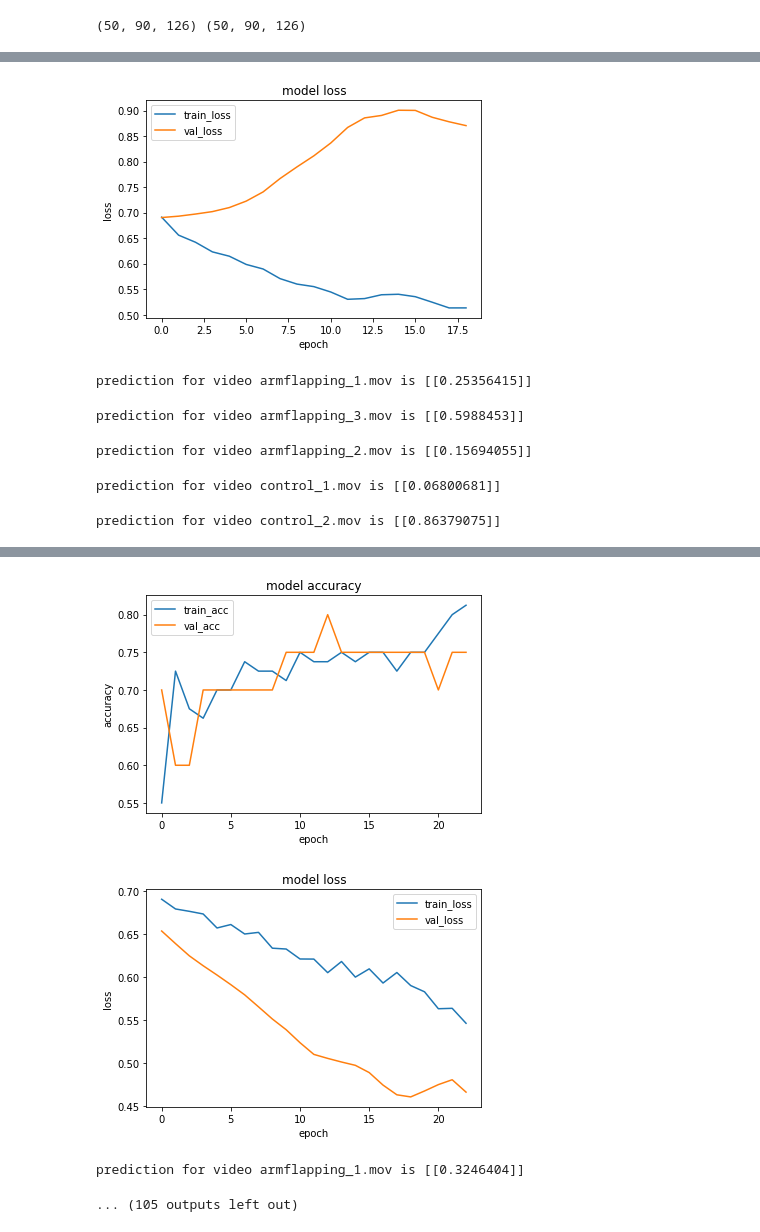
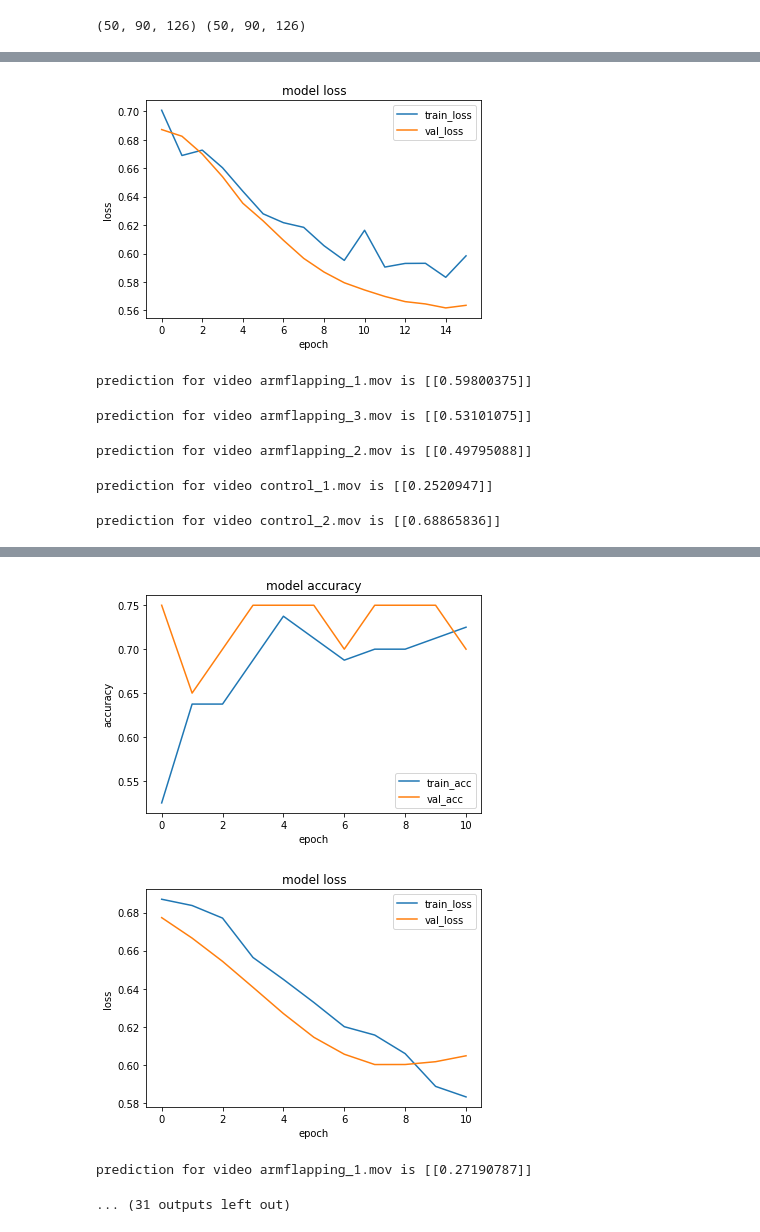
Before and after one commit to anish-lakkapragada/Hand-Classification-For-Autism-Diagnosis, a Jupyter notebook: all_landmark_results.ipynb, the cells around one changed output, grey strips where cells are left out. Saved outputs shown, nothing was run; the diff lists cells and outputs as text; code cells hidden in the pictures.

```diff
--- a/all_landmark_results.ipynb
+++ b/all_landmark_results.ipynb
@@ -374,7 +384,7 @@ def plot_roc_auroc(base_fpr, TPRs, FPRs, aurocs):
                  label=r'$\pm$ 1 std. dev.')
 
     plt.xlim([0.0, 1.0])
-    plt.ylim([0.0, 1.0])
+    plt.ylim([0.0, 1.05])
     plt.plot([0, 1], [0, 1], color='navy', linestyle='--', label = "chance")
     plt.xlabel('False Positive Rate')
     plt.ylabel('True Positive Rate')
@@ -408,7 +418,7 @@ def plot_meta_roc_auroc(average_aurocs, average_tprs, base_fpr):
     tprs_lower = np.maximum(meta_avg_tpr - std_tpr, 0)
     plt.fill_between(base_fpr, tprs_lower, tprs_upper, color='grey', alpha=.3, label=r'$\pm$ 1 std. dev.')
     plt.xlim([0.0, 1.0])
-    plt.ylim([0.0, 1.0])
+    plt.ylim([0.0, 1.05])
     plt.plot([0, 1], [0, 1], color='navy', linestyle='--', label = "chance")
     plt.xlabel('False Positive Rate')
     plt.ylabel('True Positive Rate')
@@ -431,7 +443,6 @@ import tensorflow_addons as tfa
 from sklearn.metrics import roc_curve, roc_auc_score
 AVERAGE_TPRS, AVERAGE_AUROCS = [], []
 def cross_validate(make_model, epochs = 50, callbacks=[]):
-    AVERAGE_AUROCS, AVERAGE_TPRS = [], []
     model = make_model()
 
     base_fpr = np.linspace(0, 1, 101)
@@ -510,7 +521,6 @@ def make_model():
 # %%
-for run in range(10):
-    checkpoint = tf.keras.callbacks.ModelCheckpoint("best.h5", save_best_only=True, monitor = "val_accuracy")
-    early_stopping = tf.keras.callbacks.EarlyStopping(monitor = "val_accuracy", patience=10)
-    cross_validate(make_model, epochs = 75, callbacks=[checkpoint, early_stopping])
+checkpoint = tf.keras.callbacks.ModelCheckpoint("best.h5", save_best_only=True, monitor = "val_accuracy")
+early_stopping = tf.keras.callbacks.EarlyStopping(monitor = "val_accuracy", patience=10)
+cross_validate(make_model, epochs = 75, callbacks=[checkpoint, early_stopping])
 # %% [output]
 Epoch 1/75
@@ -534,6 +544,6 @@ Epoch 19/75
-[figure, old version]
+[figure, new version]
-prediction for video armflapping_1.mov is [[0.25356415]]
+prediction for video armflapping_1.mov is [[0.59800375]]
-prediction for video armflapping_3.mov is [[0.5988453]]
+prediction for video armflapping_3.mov is [[0.53101075]]
-prediction for video armflapping_2.mov is [[0.15694055]]
+prediction for video armflapping_2.mov is [[0.49795088]]
-prediction for video control_1.mov is [[0.06800681]]
+prediction for video control_1.mov is [[0.2520947]]
-prediction for video control_2.mov is [[0.86379075]]
+prediction for video control_2.mov is [[0.68865836]]
@@ -557,4 +567,4 @@ Epoch 23/75
-[figure, old version]
+[figure, new version]
-[figure, old version]
+[figure, new version]
-prediction for video armflapping_1.mov is [[0.3246404]]
+prediction for video armflapping_1.mov is [[0.27190787]]
-... (105 outputs left out)
+... (31 outputs left out)
```
Also changed, not shown: parts of 20 cells of this notebook, 2 other files.
